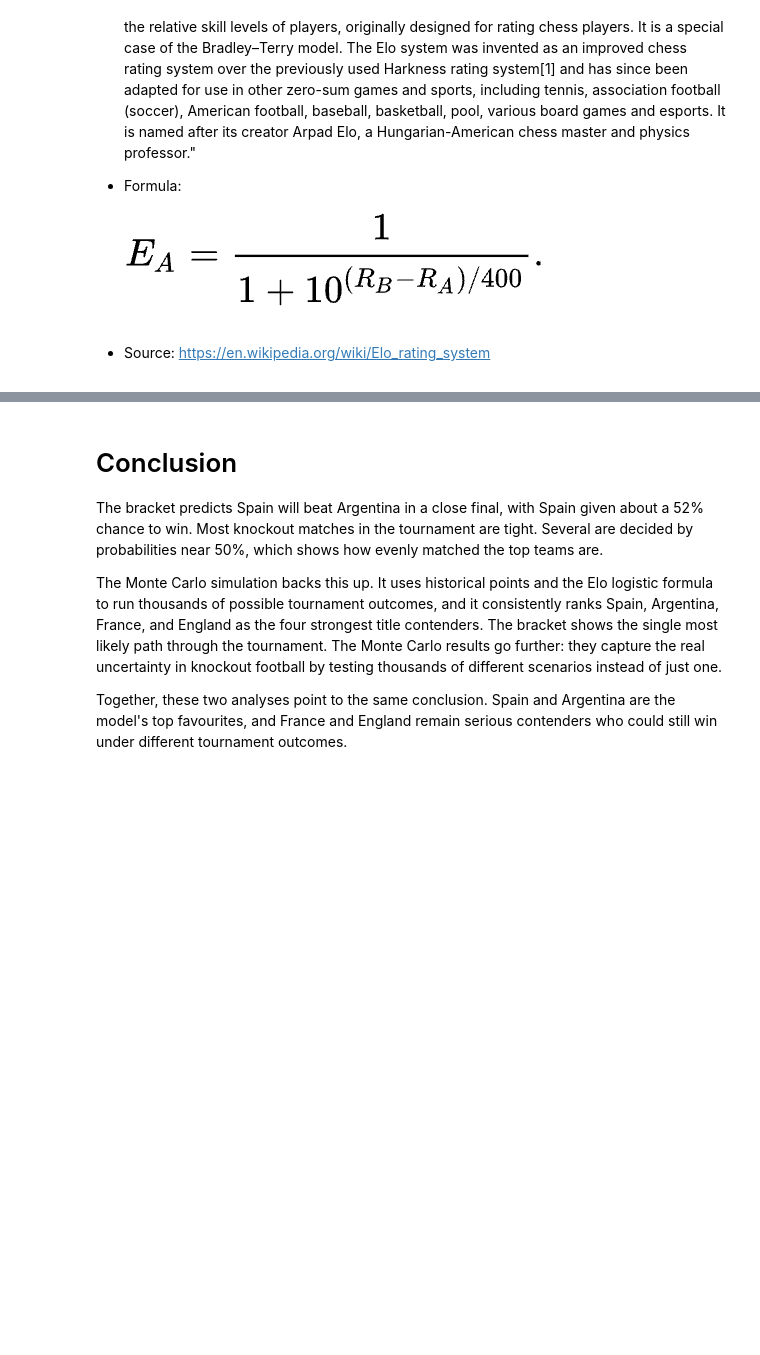
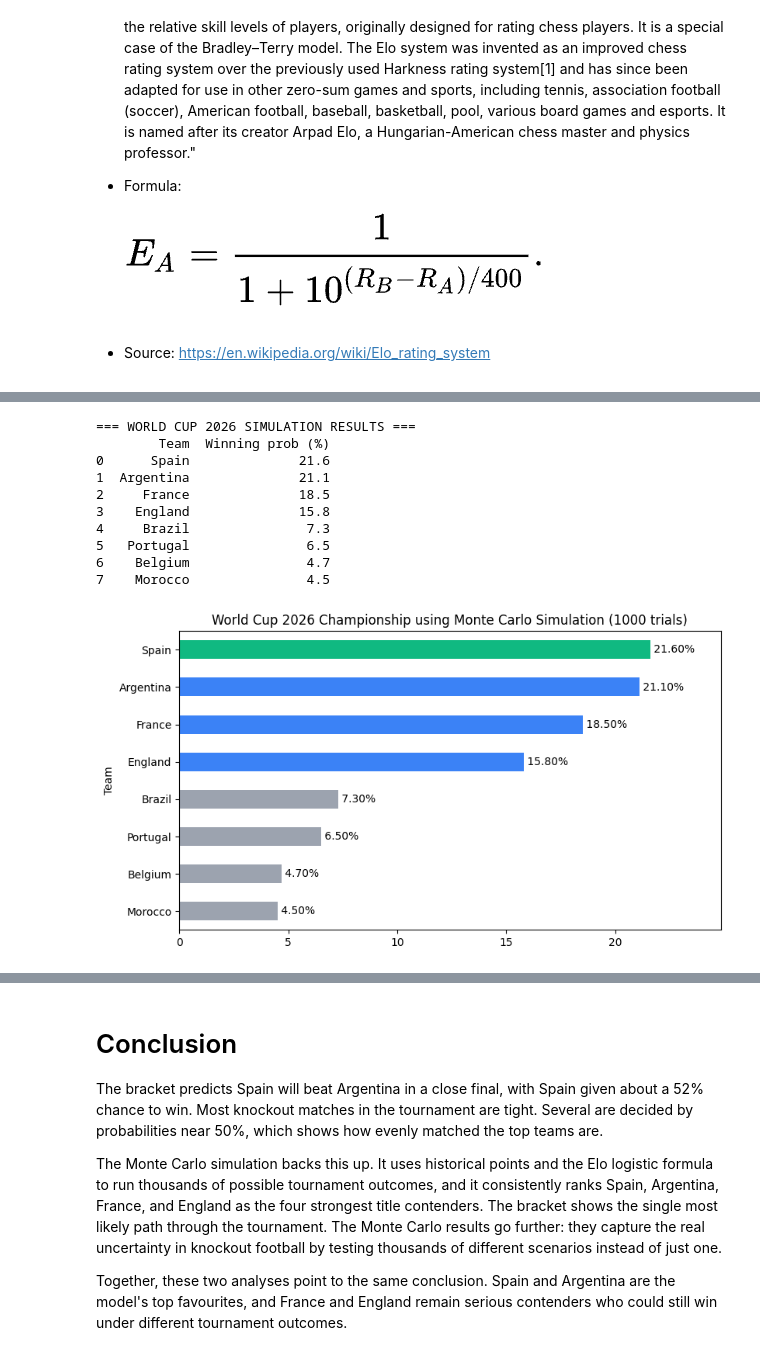
Before and after one commit to aimeele97/2026worldcup_match_outcome_prediction, a Jupyter notebook: fifa_prediction.ipynb, the cells around one changed output, grey strips where cells are left out. Saved outputs shown, nothing was run; the diff lists cells and outputs as text; code cells hidden in the pictures; blank space fills up the shorter version.

```diff
--- a/fifa_prediction.ipynb
+++ b/fifa_prediction.ipynb
@@ -1598 +1600,18 @@ champ_probs
+# %%
+print("\n=== WORLD CUP 2026 SIMULATION RESULTS ===")
+champ_probs = generate_simulation(1000)
+print(champ_probs)
+plot_simulation_results(champ_probs, 1000)
+# %% [output]
+=== WORLD CUP 2026 SIMULATION RESULTS ===
+        Team  Winning prob (%)
+0      Spain              21.6
+1  Argentina              21.1
+2     France              18.5
+3    England              15.8
+4     Brazil               7.3
+5   Portugal               6.5
+6    Belgium               4.7
+7    Morocco               4.5
+[figure, added]
 # %%
```
Also changed, not shown: parts of 5 cells of this notebook.
